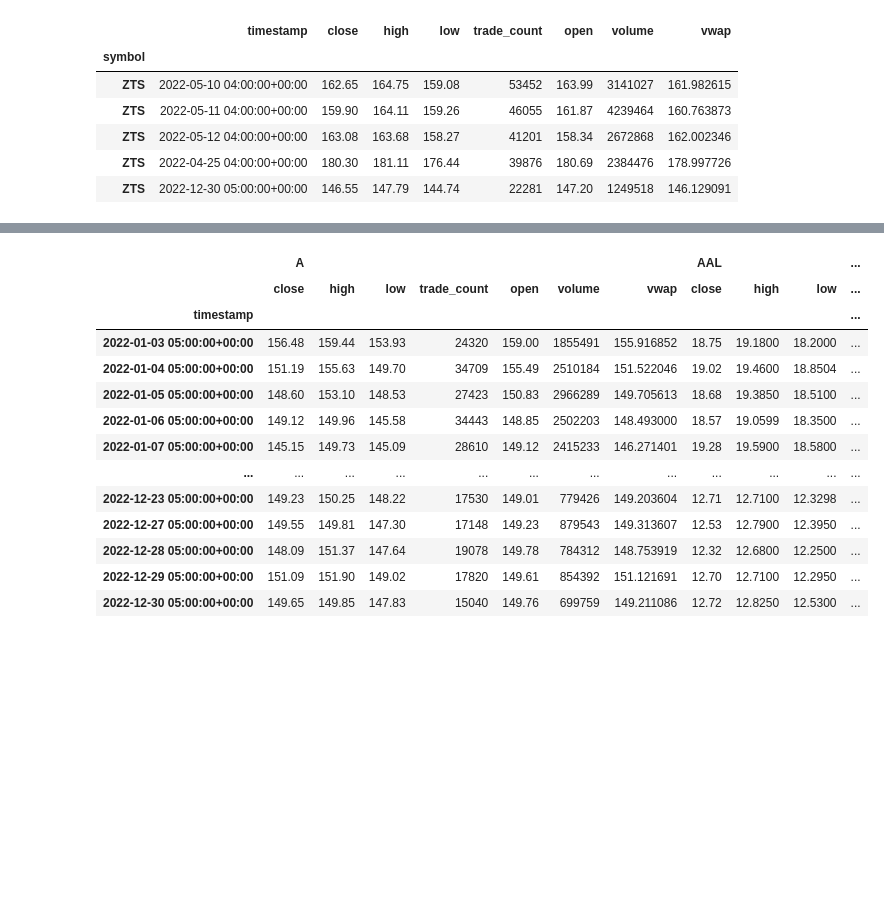
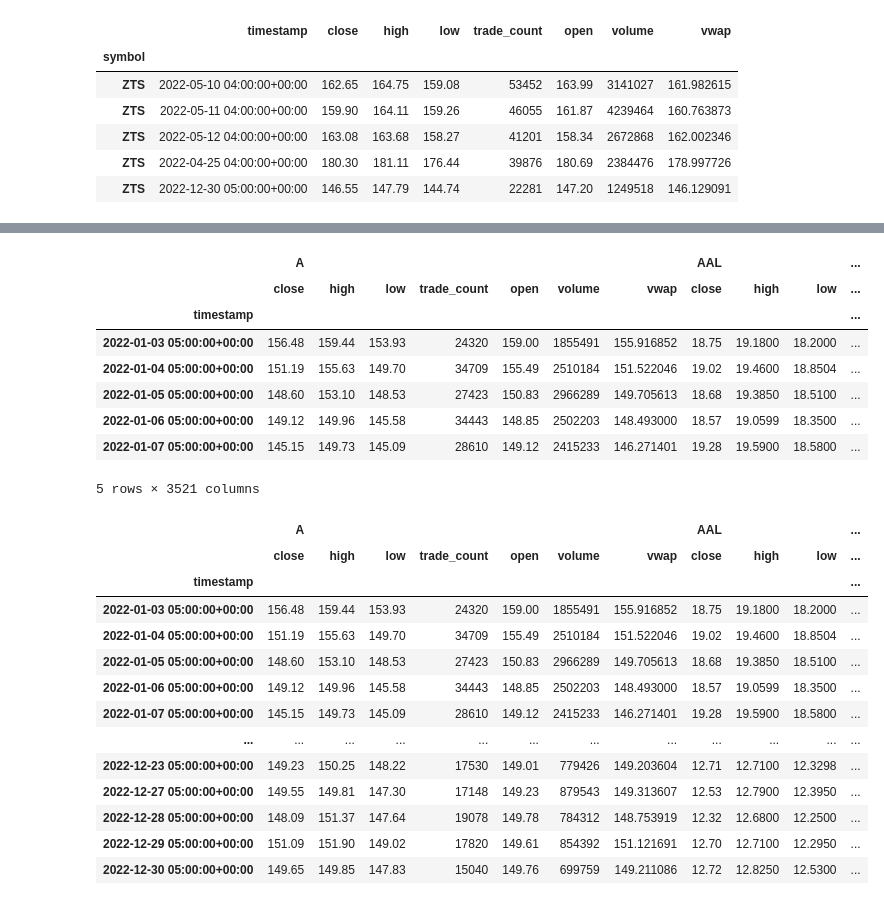
Before and after one commit to MontgomeryG/Group3Project1, a Jupyter notebook: InitialNotebook.ipynb, the cells around one changed output, grey strips where cells are left out. Cells and saved outputs as stored; diff of their text form; code cells hidden in the pictures; blank space fills up the shorter version.

```diff
--- a/InitialNotebook.ipynb
+++ b/InitialNotebook.ipynb
@@ -347,5 +337,18 @@ for x in snp500_symbols_list:
 # Concat the list of dataframes. Set the keys of each df to the list of symbols that we created.
 snp500_2022_returns_df = pd.concat(df_list, axis=1, keys=snp500_symbols_list)
+# %%
+# Preview dataframe
+display(snp500_2022_returns_df.head())
+# %% [output]
+|  | A |  |  |  |  |  |  | AAL |  |  | ... |
+|  | close | high | low | trade_count | open | volume | vwap | close | high | low | ... |
+| timestamp |  |  |  |  |  |  |  |  |  |  | ... |
+| 2022-01-03 05:00:00+00:00 | 156.48 | 159.44 | 153.93 | 24320 | 159.00 | 1855491 | 155.916852 | 18.75 | 19.1800 | 18.2000 | ... |
+| 2022-01-04 05:00:00+00:00 | 151.19 | 155.63 | 149.70 | 34709 | 155.49 | 2510184 | 151.522046 | 19.02 | 19.4600 | 18.8504 | ... |
+| 2022-01-05 05:00:00+00:00 | 148.60 | 153.10 | 148.53 | 27423 | 150.83 | 2966289 | 149.705613 | 18.68 | 19.3850 | 18.5100 | ... |
+| 2022-01-06 05:00:00+00:00 | 149.12 | 149.96 | 145.58 | 34443 | 148.85 | 2502203 | 148.493000 | 18.57 | 19.0599 | 18.3500 | ... |
+| 2022-01-07 05:00:00+00:00 | 145.15 | 149.73 | 145.09 | 28610 | 149.12 | 2415233 | 146.271401 | 19.28 | 19.5900 | 18.5800 | ... |
+5 rows × 3521 columns
 # %%
 
 
```
Also changed, not shown: parts of 26 cells of this notebook.
